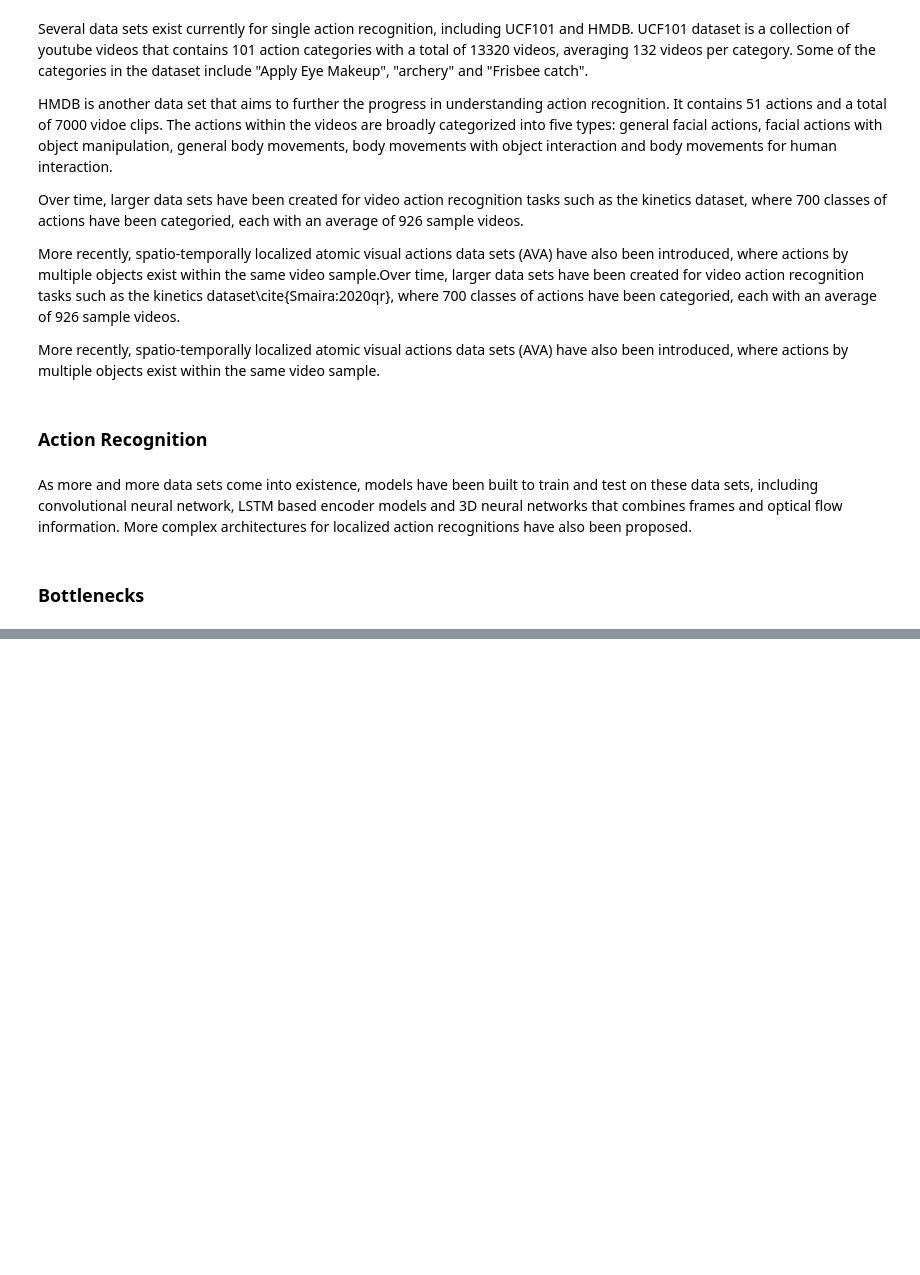
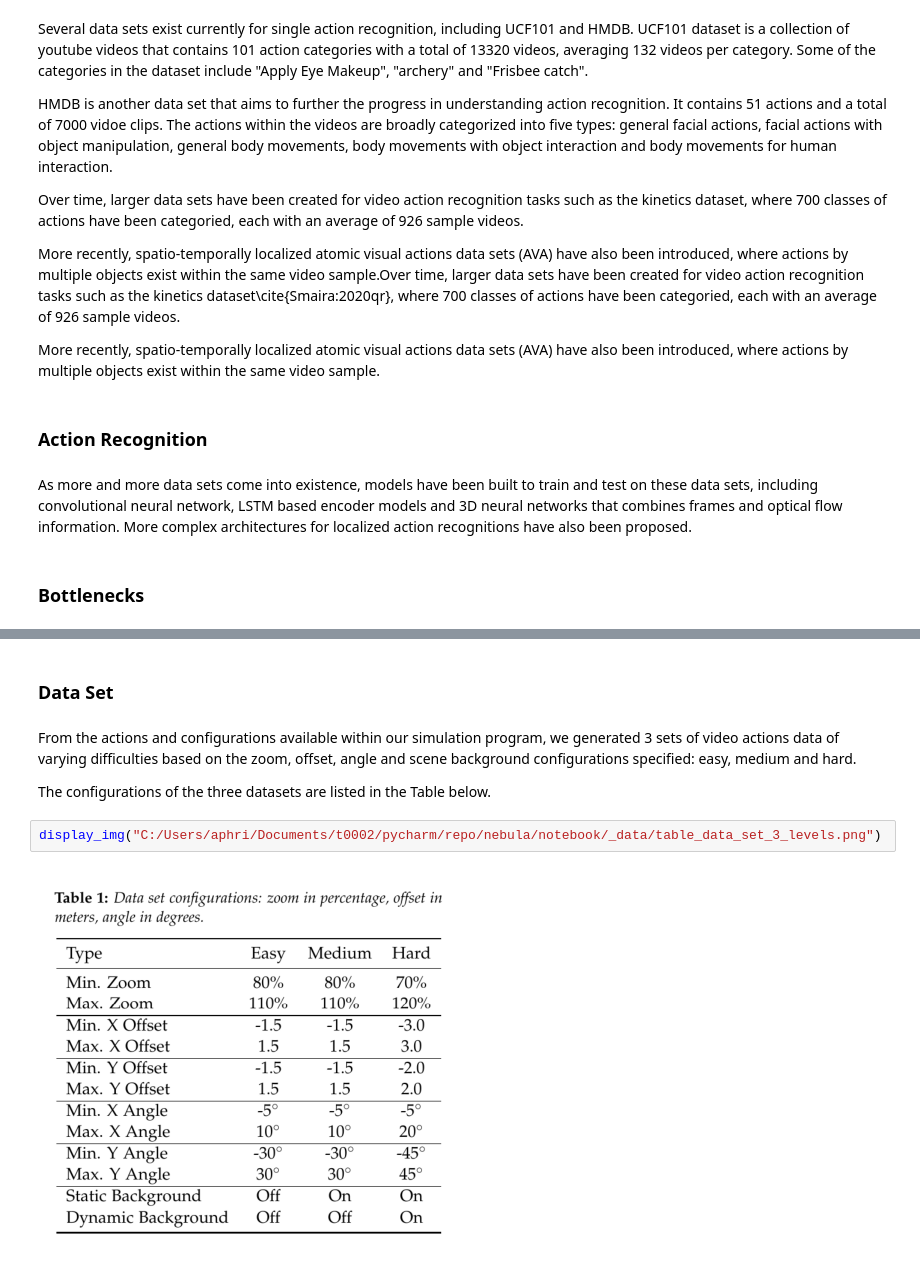
Before and after one commit to swang225/ygar-10yg, a Jupyter notebook: notebook/0200_ygar_final_report_notebook.ipynb, the cells around one changed output, grey strips where cells are left out. Saved outputs shown, nothing was run; the diff lists cells and outputs as text; blank space fills up the shorter version.

```diff
--- a/notebook/0200_ygar_final_report_notebook.ipynb
+++ b/notebook/0200_ygar_final_report_notebook.ipynb
@@ -38,0 +75,10 @@ Although commendable progress has been made in the research of action understand
+# %% [markdown]
+### Data Set
+# %% [markdown]
+From the actions and configurations available within our simulation program, we generated 3 sets of video actions data of varying difficulties based on the zoom, offset, angle and scene background configurations specified: easy, medium and hard.
+
+The configurations of the three datasets are listed in the Table below.
+# %%
+display_img("C:/Users/aphri/Documents/t0002/pycharm/repo/nebula/notebook/_data/table_data_set_3_levels.png")
+# %% [output]
+[figure, added]
```
Also changed, not shown: parts of 64 cells of this notebook, 13 other files.
